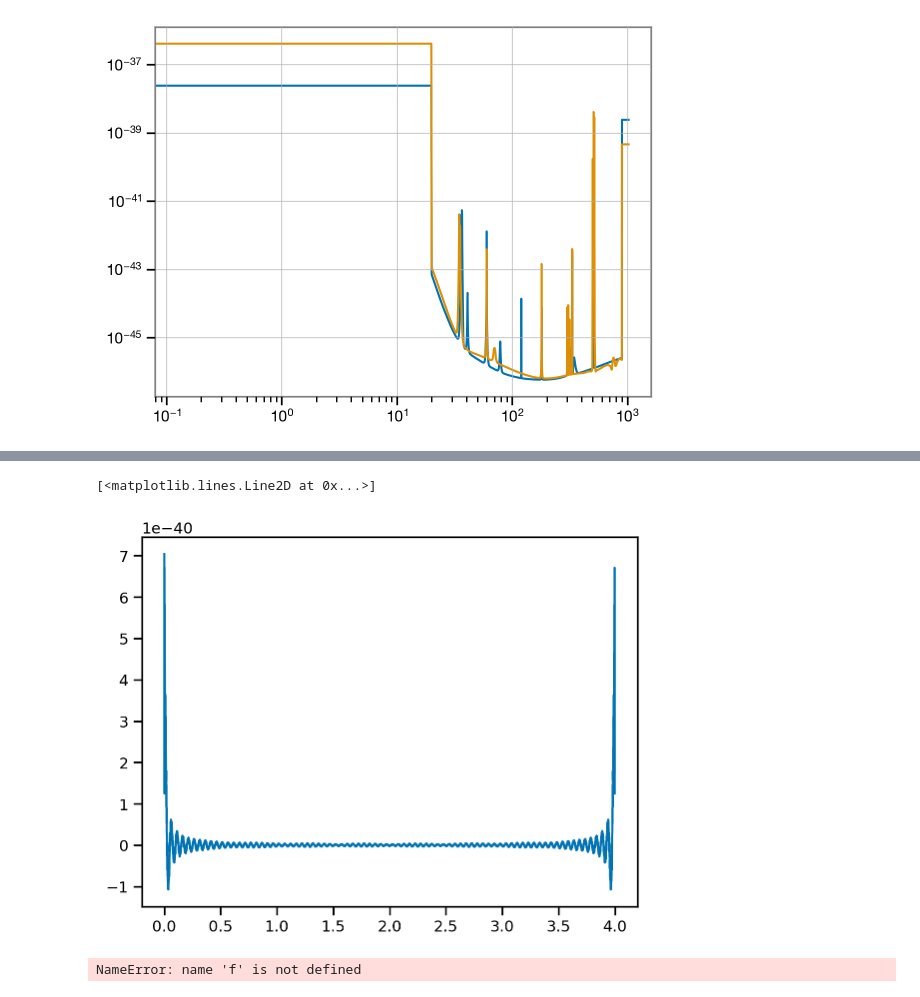
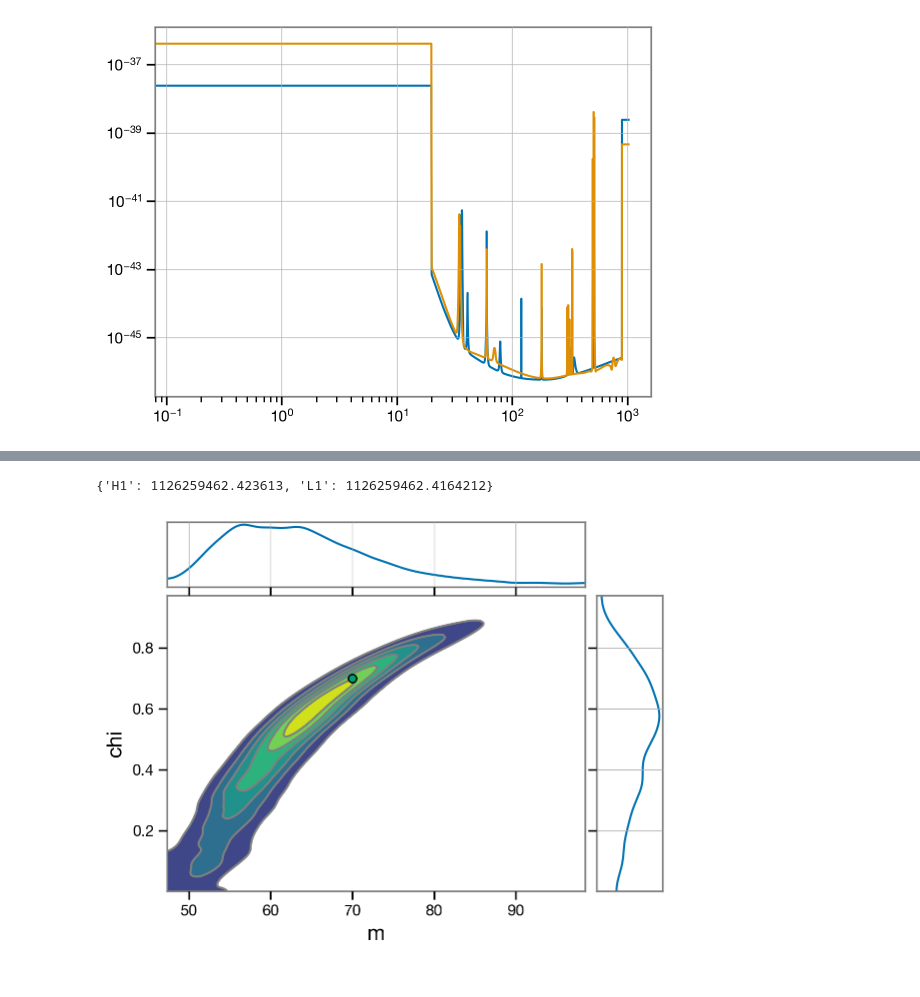
Before and after one commit to maxisi/ringdown, a Jupyter notebook: docs/examples/fit_from_imr_result.ipynb, the cells around one changed output, grey strips where cells are left out. Drawn from its saved outputs; the diff is of its cells as text; code cells hidden in the pictures.

```diff
--- a/docs/examples/fit_from_imr_result.ipynb
+++ b/docs/examples/fit_from_imr_result.ipynb
@@ -161,3 +172,5 @@ for ifo, acf in fit.acfs.items():
     plt.loglog(p)
 # %% [output]
 [figure]
+# %%
+fit.update_model(cosi=-1)
@@ -554,11 +212,9 @@ plt.loglog(r.get_patched_psds()['H1'])
-# %%
-plt.plot(r.get_acfs()['H1'])
-# %% [output]
-[<matplotlib.lines.Line2D at 0x...>]
-[figure, removed]
-# %%
-def get_value(x):
-    return np.array2string(np.array(x))
-{k: get_value(v[()]) for k, v in f['C01:IMRPhenomXPHM/config_file/config'].items()}
-# %% [output]
-NameError: name 'f' is not defined
+# %%
+fit.start_times
+# %% [output]
+{'H1': 1126259462.423613, 'L1': 1126259462.4164212}
+# %%
+az.plot_pair(fit.result, var_names=['m', 'chi'], marginals=True,
+             kind='kde', reference_values={'m': 70, 'chi': 0.7});
+# %% [output]
+[figure, added]
```
Also changed, not shown: parts of 67 cells of this notebook.
